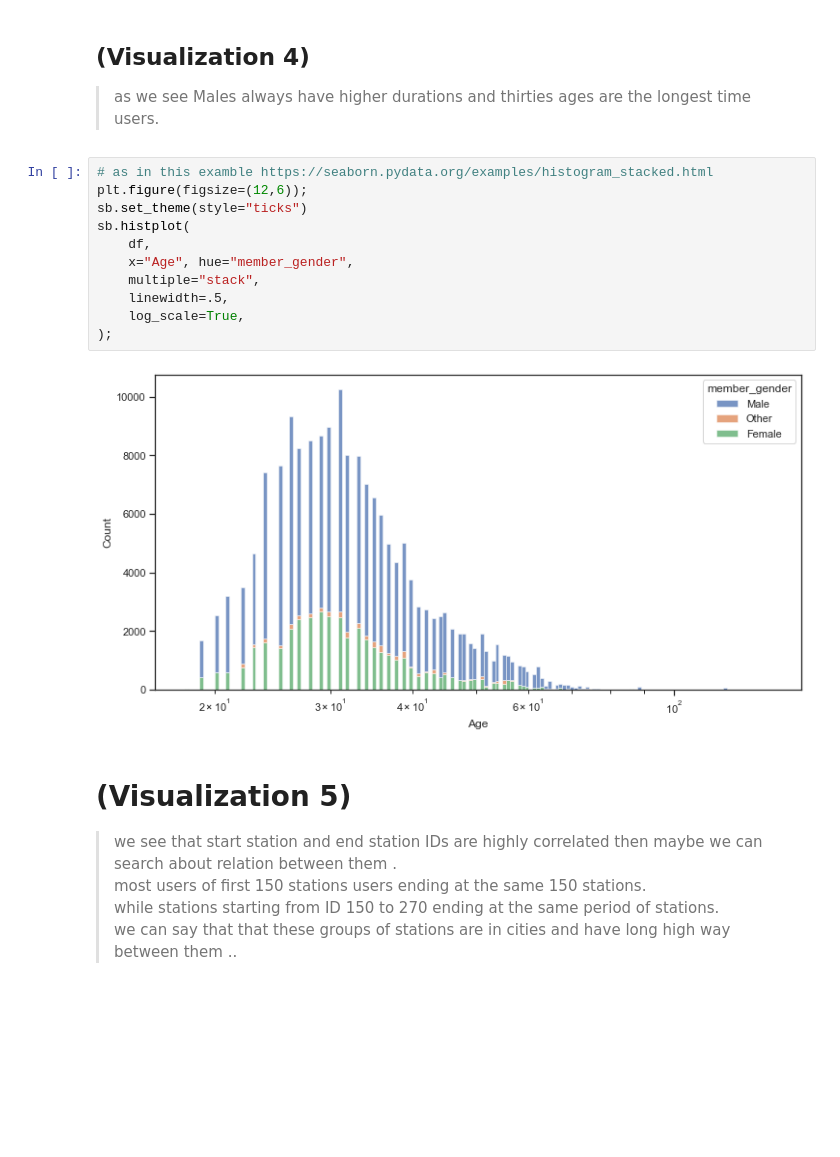
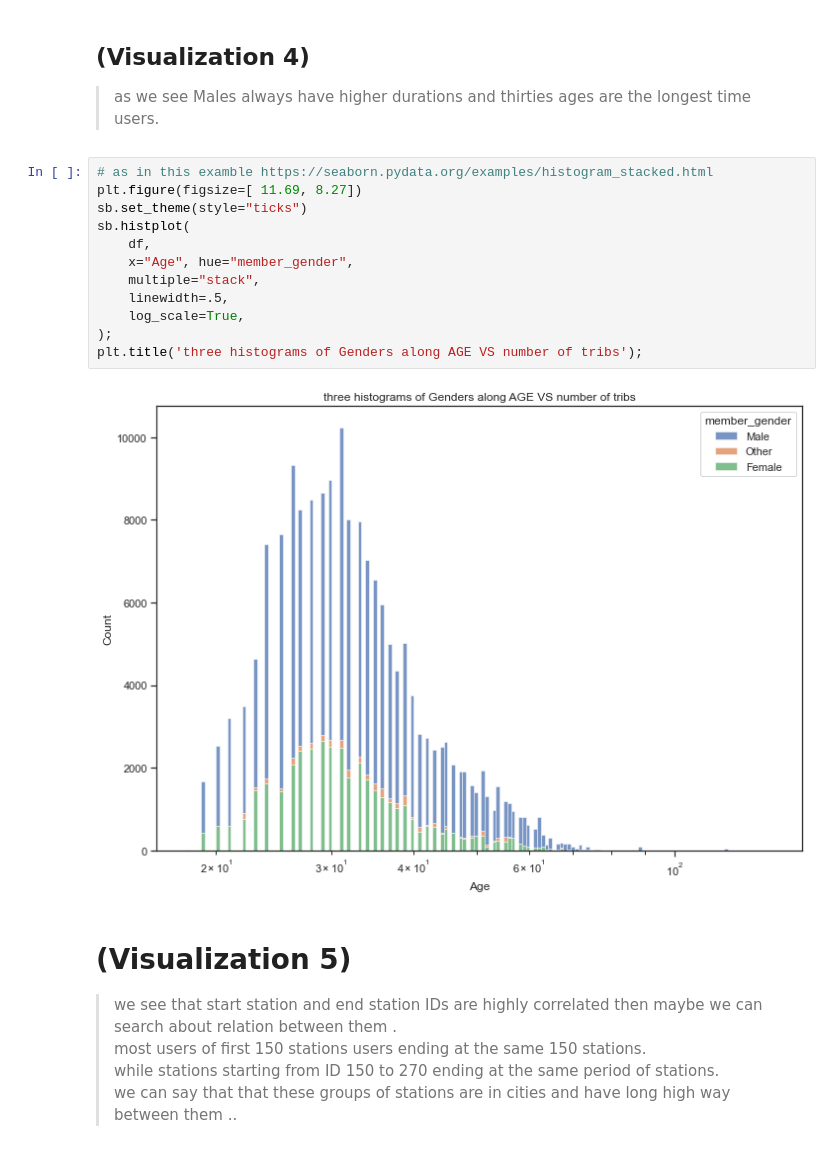
Before and after one commit to Theabdelkader/Communicate-Data-Findings-Ford-GoBike-System, a Jupyter notebook: slide_deck_template.ipynb, the cells around one changed output. Saved outputs shown, nothing was run; the diff lists cells and outputs as text; blank space fills up the shorter version.

```diff
--- a/slide_deck_template.ipynb
+++ b/slide_deck_template.ipynb
@@ -89,17 +91,18 @@ plt.ylabel('Number of bike used');
 > as we see Males always have higher durations and thirties ages are the longest time users.
 # %%
 # as in this examble https://seaborn.pydata.org/examples/histogram_stacked.html
-plt.figure(figsize=(12,6));
+plt.figure(figsize=[ 11.69, 8.27])
 sb.set_theme(style="ticks")
 sb.histplot(
     df,
     x="Age", hue="member_gender",
     multiple="stack",
     linewidth=.5,
     log_scale=True,
 );
+plt.title('three histograms of Genders along AGE VS number of tribs');
 # %% [output]
-[figure, old version]
+[figure, new version]
 # %% [markdown]
 # (Visualization 5)
 > we see that start station and end station IDs are highly correlated then maybe we can search about relation between them .<br>
```
Also changed, not shown: parts of 6 cells of this notebook, 3 other files.
